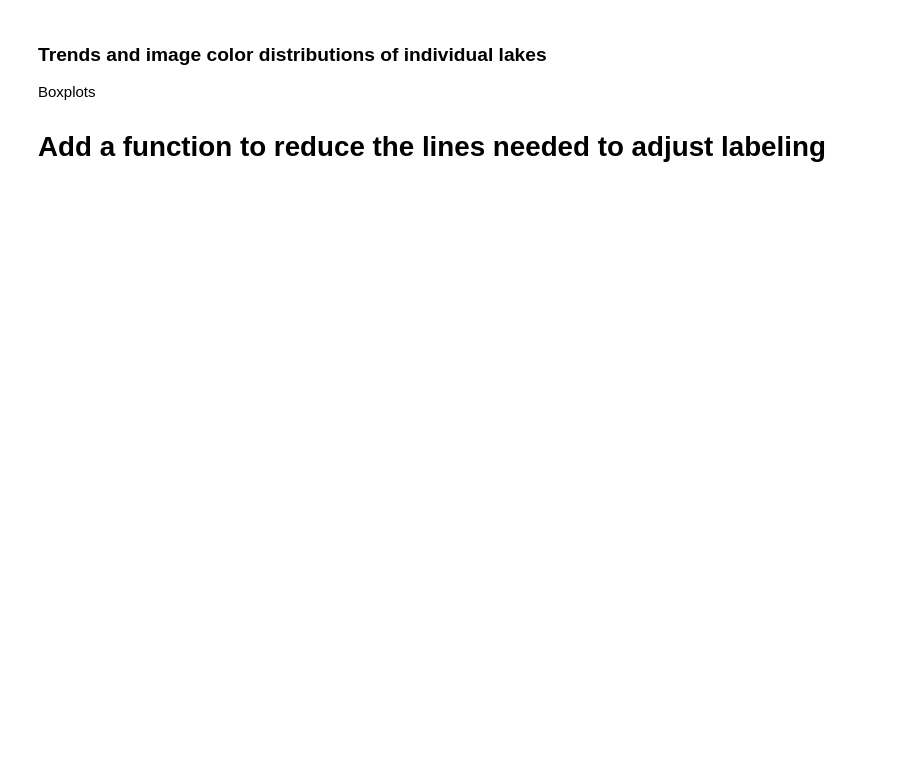
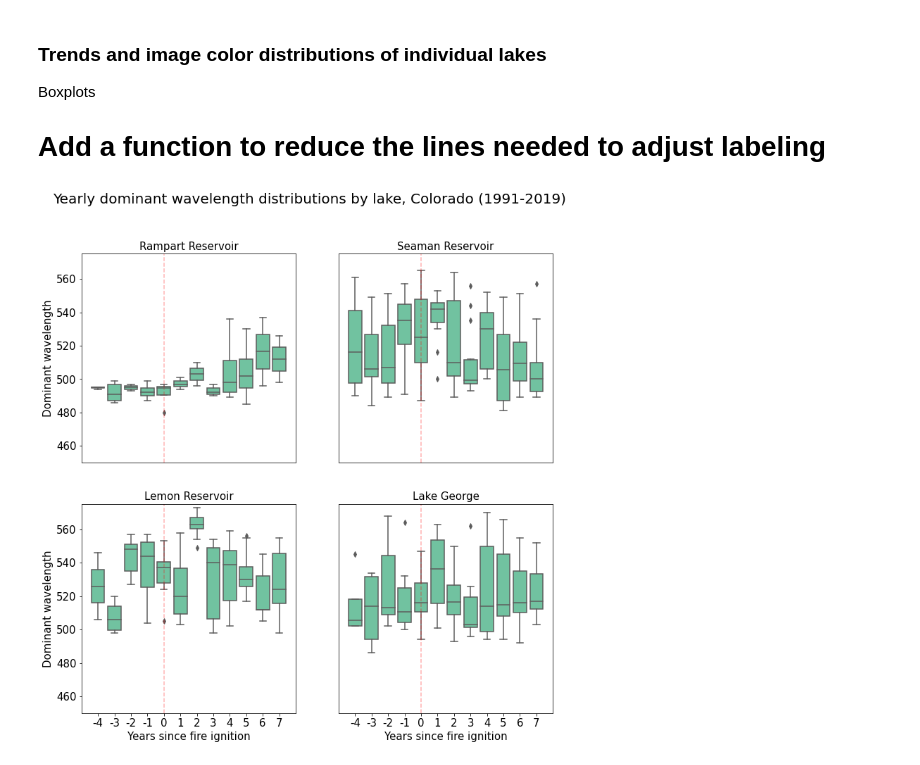
Before and after one commit to earthlab-education/ea-2021-final-project-wildfire_lake_productivity, a Jupyter notebook: data_collection_and_analysis_notebooks/02_observe_color_trends.ipynb, the cells around one changed output. Saved outputs shown, nothing was run; the diff lists cells and outputs as text; code cells hidden in the pictures; blank space fills up the shorter version.

```diff
--- a/data_collection_and_analysis_notebooks/02_observe_color_trends.ipynb
+++ b/data_collection_and_analysis_notebooks/02_observe_color_trends.ipynb
@@ -389,10 +459,10 @@ Boxplots
 
 # Add a function to reduce the lines needed to adjust labeling
 # %%
-plot_subset = colo_tabular.loc[(colo_tabular['years_since'] < 8) & (
-    colo_tabular['years_since'] > -5) & (colo_tabular['fui'] != 1001)]
-plot_subset = plot_subset.loc[(colo_tabular['img_month'] == 7)
-                              | (colo_tabular['img_month'] == 8)]
+plot_subset = burned_lakes_tabular.loc[(burned_lakes_tabular['years_since'] < 8) & (
+    burned_lakes_tabular['years_since'] > -5) & (burned_lakes_tabular['dWL'] != 1001)]
+plot_subset = plot_subset.loc[(burned_lakes_tabular['img_month'] == 7)
+                              | (burned_lakes_tabular['img_month'] == 8)]
 
 
 # subset by month
@@ -445,33 +515,35 @@ axes[0, 1].tick_params(axis="x", labelsize=15)
 axes[0, 1].tick_params(axis="y", labelsize=15)
 
 sns.boxplot(ax=axes[1, 0], data=missionary,
             x='years_since', y='dWL', color='#64CFA2')
 axes[1, 0].set_title("Lemon Reservoir")
 axes[1, 0].axvline(x=4, ymin=0.0, ymax=1.0, color='red', linestyle='--', alpha=0.3)
 axes[1, 0].set_xlim([-1, 12])
 axes[1, 0].set_ylim([450, 575])
 axes[1, 0].yaxis.label.set_fontsize(15)
 axes[1, 0].xaxis.label.set_fontsize(15)
 axes[1, 0].title.set_fontsize(15)
 axes[1, 0].tick_params(axis="x", labelsize=15)
 axes[1, 0].tick_params(axis="y", labelsize=15)
 axes[1, 0].set_xlabel('Years since fire ignition')
 axes[1, 0].set_ylabel('Dominant wavelength')
 
 sns.boxplot(ax=axes[1, 1], data=george,
             x='years_since', y='dWL', color='#64CFA2')
 axes[1, 1].set_title("Lake George")
 axes[1, 1].axvline(x=4, ymin=0.0, ymax=1.0, color='red', linestyle='--', alpha=0.3)
 axes[1, 1].set_xlim([-1, 12])
 axes[1, 1].set_ylim([450, 575])
 axes[1, 1].set_yticks([])
 axes[1, 1].set_ylabel('')
 axes[1, 1].yaxis.label.set_fontsize(15)
 axes[1, 1].xaxis.label.set_fontsize(15)
 axes[1, 1].title.set_fontsize(15)
 axes[1, 1].tick_params(axis="x", labelsize=15)
 axes[1, 1].tick_params(axis="y", labelsize=15)
 axes[1, 1].set_xlabel('Years since fire ignition');
+# %% [output]
+[figure, added]
 # %%
 # Save the image to the images directory for use in blog
 fig.savefig(op.join(images_dir_path, 'color_distribution.png'),
```
Also changed, not shown: parts of 21 cells of this notebook, 7 other files.
